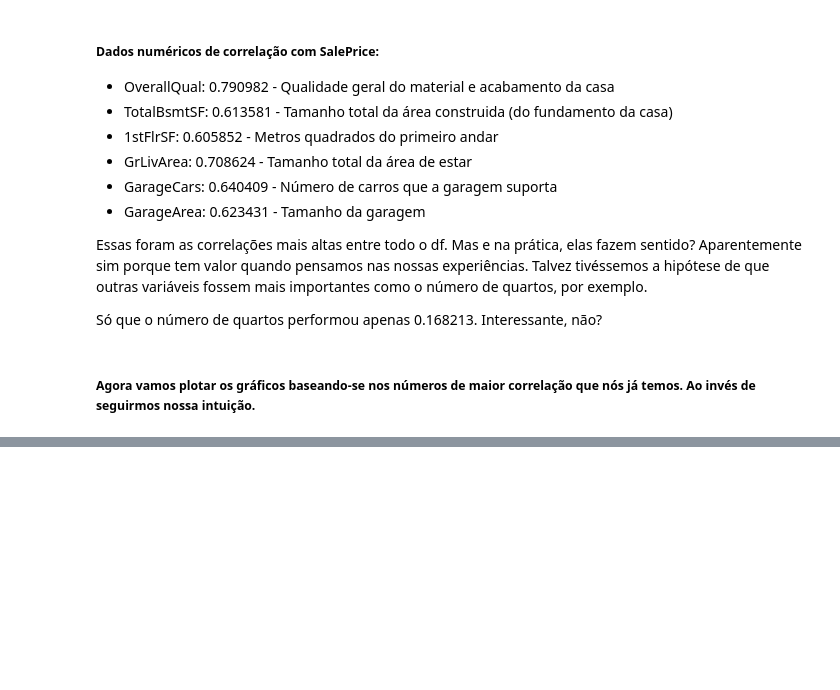
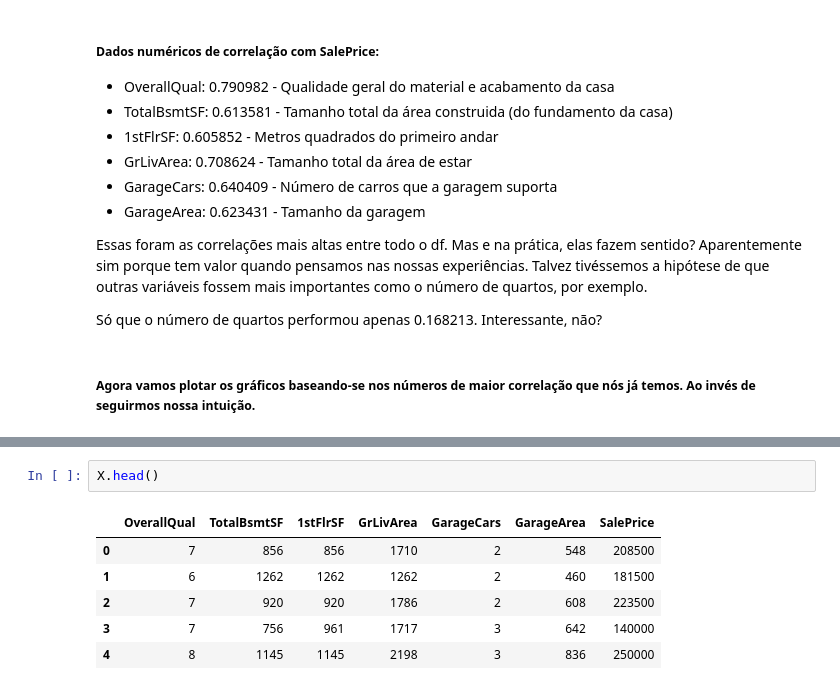
Before and after one commit to Rebeque/Python-Analysis, a Jupyter notebook: Preço de Casas - Técnicas de Regressão Avançadas - Kaggle.ipynb, the cells around one changed output, grey strips where cells are left out. Drawn from its saved outputs; the diff is of its cells as text; blank space fills up the shorter version.

```diff
--- a/Preço de Casas - Técnicas de Regressão Avançadas - Kaggle.ipynb
+++ b/Preço de Casas - Técnicas de Regressão Avançadas - Kaggle.ipynb
@@ -450,0 +528,9 @@ sns.scatterplot(x='SalePrice', y='GarageArea', data=df)
+# %%
+X.head()
+# %% [output]
+|  | OverallQual | TotalBsmtSF | 1stFlrSF | GrLivArea | GarageCars | GarageArea | SalePrice |
+| 0 | 7 | 856 | 856 | 1710 | 2 | 548 | 208500 |
+| 1 | 6 | 1262 | 1262 | 1262 | 2 | 460 | 181500 |
+| 2 | 7 | 920 | 920 | 1786 | 2 | 608 | 223500 |
+| 3 | 7 | 756 | 961 | 1717 | 3 | 642 | 140000 |
+| 4 | 8 | 1145 | 1145 | 2198 | 3 | 836 | 250000 |
```
Also changed, not shown: parts of 16 cells of this notebook.
